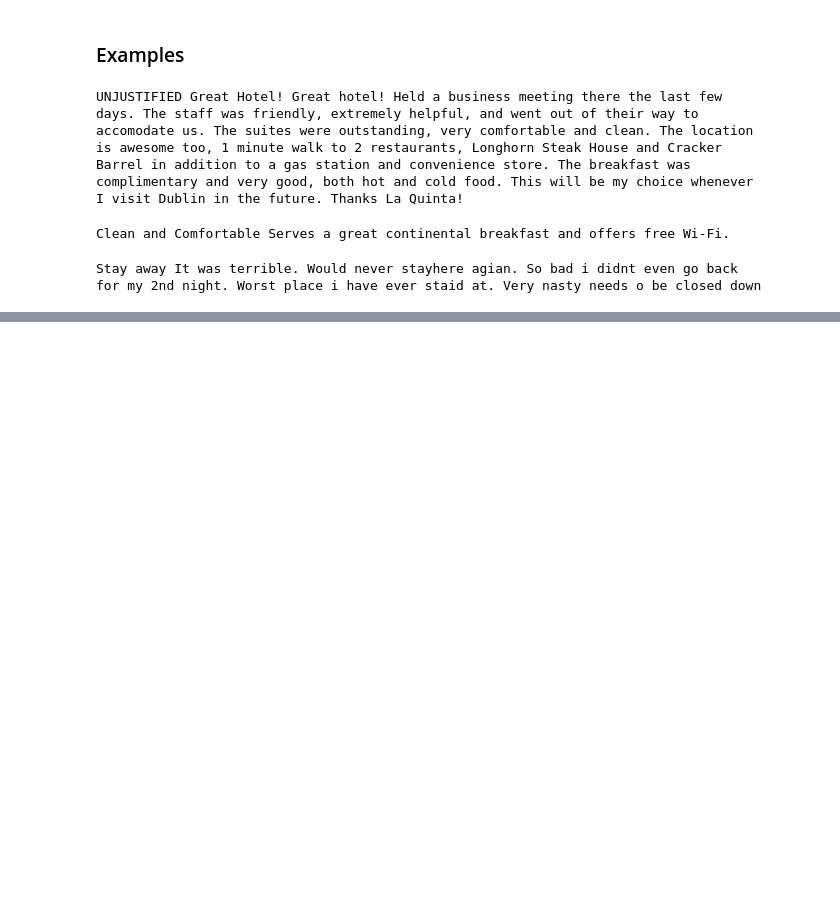
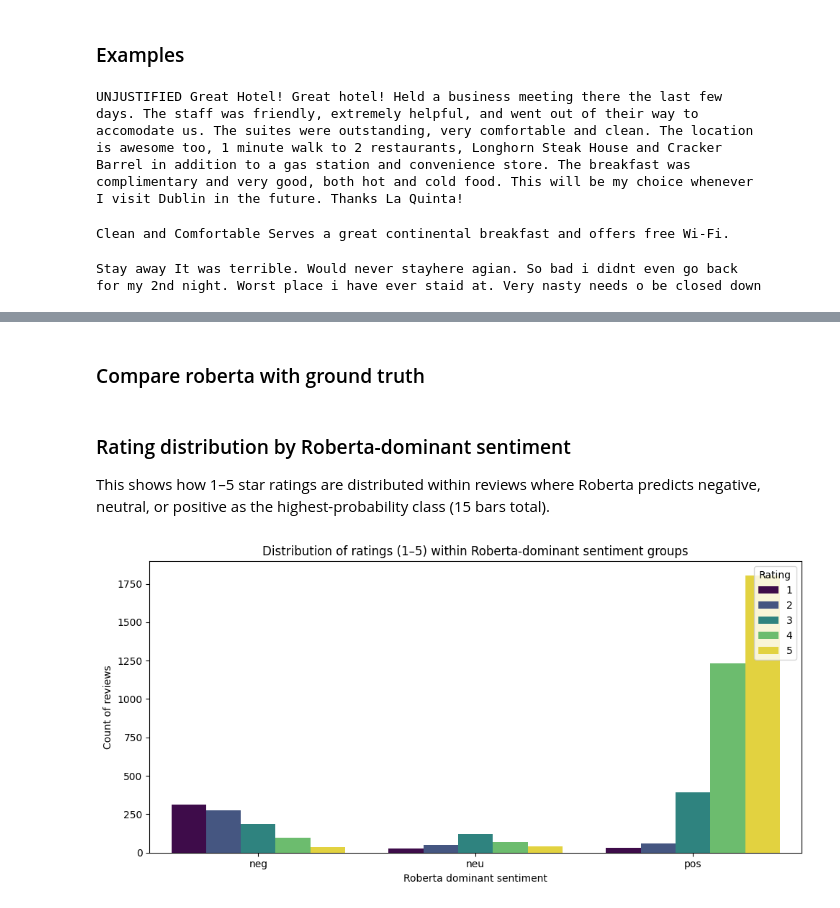
Before and after one commit to juliuseg/CompToolsDatascience41, a Jupyter notebook: sentimentAnalysisHotels.ipynb, the cells around one changed output, grey strips where cells are left out. Cells and saved outputs as stored; diff of their text form; code cells hidden in the pictures; blank space fills up the shorter version.

```diff
--- a/sentimentAnalysisHotels.ipynb
+++ b/sentimentAnalysisHotels.ipynb
@@ -369,0 +374,46 @@ Umgebung mit der Baustelle war nicht so prickelnd
+# %% [markdown]
+### Compare roberta with ground truth
+# %% [markdown]
+### Rating distribution by Roberta-dominant sentiment
+
+This shows how 1–5 star ratings are distributed within reviews where Roberta predicts negative, neutral, or positive as the highest-probability class (15 bars total).
+# %%
+# Determine Roberta-dominant sentiment per review and plot 1–5 star distribution
+roberta_cols = ['roberta_neg', 'roberta_neu', 'roberta_pos']
+
+# Guard: keep only rows where all Roberta scores exist
+valid_mask = results_df[roberta_cols].notna().all(axis=1)
+plot_df = results_df.loc[valid_mask].copy()
+
+# Dominant Roberta class (neg/neu/pos)
+plot_df['roberta_dom'] = plot_df[roberta_cols].idxmax(axis=1).str.replace('roberta_', '', regex=False)
+
+# Ensure ratings are clean ints for plotting
+plot_df['RatingInt'] = plot_df['Rating'].astype(int)
+
+# Count ratings within each dominant class
+counts = (
+    plot_df
+    .groupby(['roberta_dom', 'RatingInt'])
+    .size()
+    .reset_index(name='count')
+)
+
+# Consistent ordering
+dom_order = ['neg', 'neu', 'pos']
+rating_order = [1, 2, 3, 4, 5]
+
+plt.figure(figsize=(10, 5))
+sns.barplot(
+    data=counts,
+    x='roberta_dom', y='count', hue='RatingInt',
+    order=dom_order, hue_order=rating_order, palette='viridis'
+)
+plt.title('Distribution of ratings (1–5) within Roberta-dominant sentiment groups')
+plt.xlabel('Roberta dominant sentiment')
+plt.ylabel('Count of reviews')
+plt.legend(title='Rating', loc='upper right')
+plt.tight_layout()
+plt.show()
+# %% [output]
+[figure, added]
```
Also changed, not shown: parts of 19 cells of this notebook, 1 other file.
